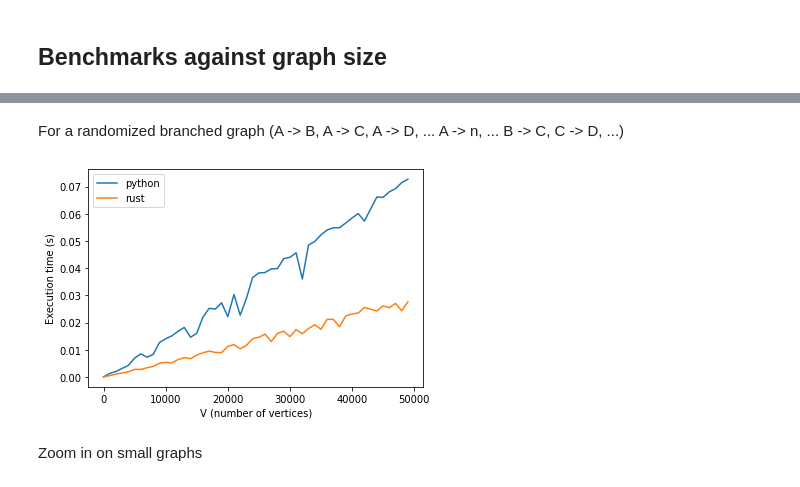
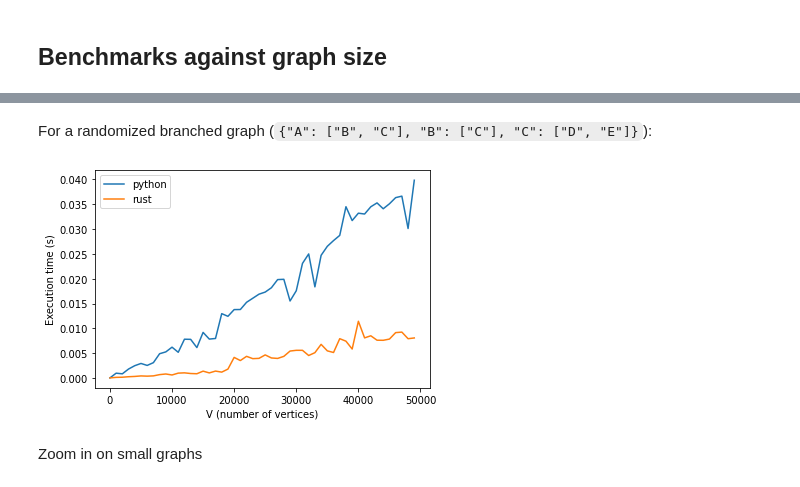
Before and after one commit to adriangb/graphlib2, a Jupyter notebook: bench.ipynb, the cells around one changed output, grey strips where cells are left out. Cells and saved outputs as stored; diff of their text form; code cells hidden in the pictures.

Commit message:
perf: fix graph generator in branched graph benchmark

```diff
--- a/bench.ipynb
+++ b/bench.ipynb
@@ -113,9 +113,9 @@ plot(upper=50_000, samples=50, loops=7, graph_factory=get_linear_graph, target=T
 # %% [markdown]
-For a randomized branched graph (A -> B, A -> C, A -> D, ... A -> n, ... B -> C, C -> D, ...)
+For a randomized branched graph (`{"A": ["B", "C"], "B": ["C"], "C": ["D", "E"]}`):
 # %%
-plot(upper=50_000, samples=50, loops=7, graph_factory=get_linear_graph, target=Target(run, run))
+plot(upper=50_000, samples=50, loops=7, graph_factory=get_branched_graph, target=Target(run, run))
 # %% [output]
-[figure, old version]
+[figure, new version]
 # %% [markdown]
 Zoom in on small graphs
 # %%
```
Also changed, not shown: parts of 7 cells of this notebook, 2 other files.
